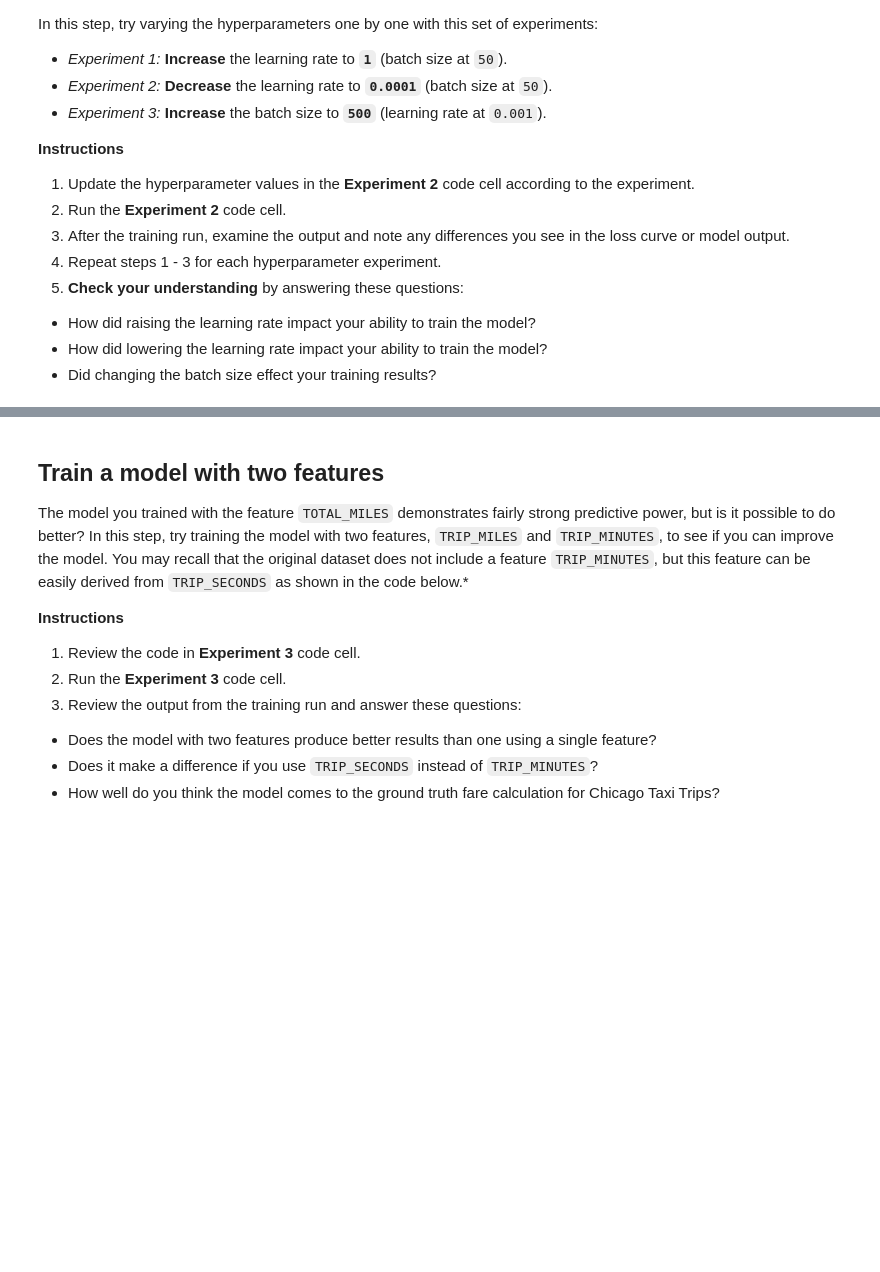
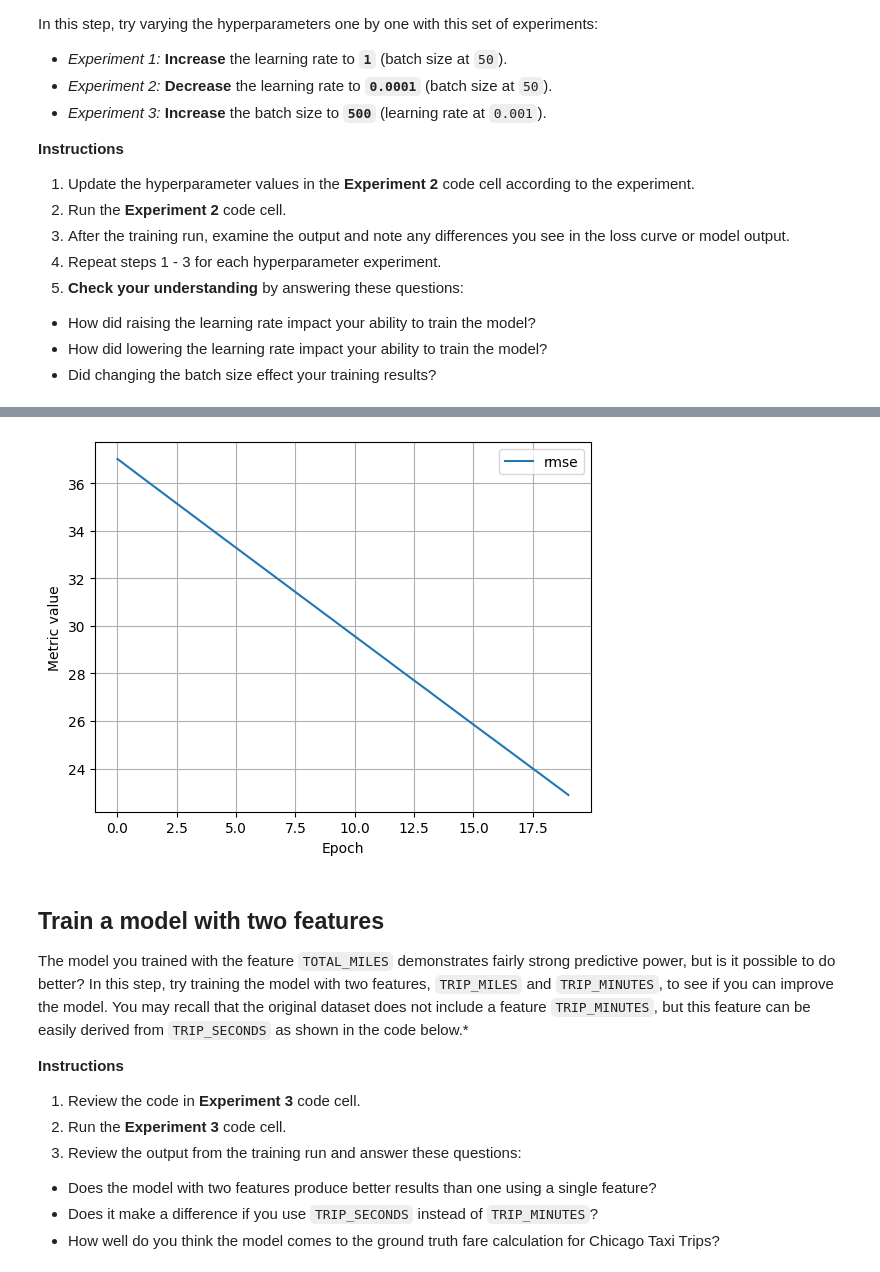
Before and after one commit to AyushTomarOG/mltraining, a Jupyter notebook: ml/cc/exercises/linear_regression_taxi.ipynb, the cells around one changed output, grey strips where cells are left out. Saved outputs shown, nothing was run; the diff lists cells and outputs as text; code cells hidden in the pictures; blank space fills up the shorter version.

```diff
--- a/ml/cc/exercises/linear_regression_taxi.ipynb
+++ b/ml/cc/exercises/linear_regression_taxi.ipynb
@@ -403,7 +459,7 @@ It is common with machine learning to run multiple experiments to find the best
 settings_2 = ml_edu.experiment.ExperimentSettings(
     learning_rate = 0.001,
     number_epochs = 20,
-    batch_size = 50,
+    batch_size = 500,
     input_features = ['TRIP_MILES']
 )
 
@@ -415,3 +471,4 @@ experiment_2 = train_model('one_feature_hyper', model_2, training_df, 'FARE', se
 
 ml_edu.results.plot_experiment_metrics(experiment_2, ['rmse'])
 ml_edu.results.plot_model_predictions(experiment_2, training_df, 'FARE')
+# %% [output]
@@ -418,3 +493,4 @@ ml_edu.results.plot_model_predictions(experiment_2, training_df, 'FARE')
+[figure, added]
 # %%
 #@title Double-click to view answers for hyperparameter experiments
 
```
Also changed, not shown: parts of 12 cells of this notebook.
